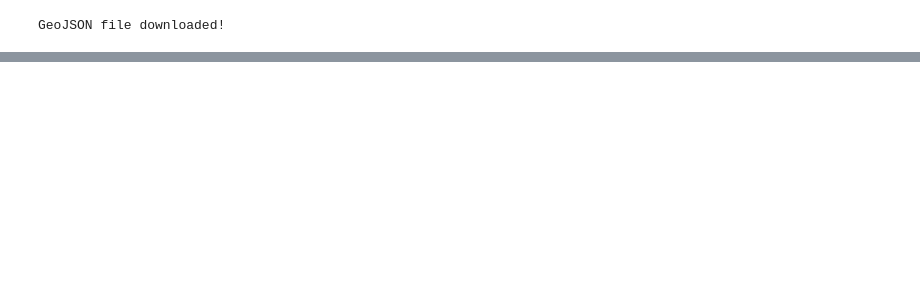
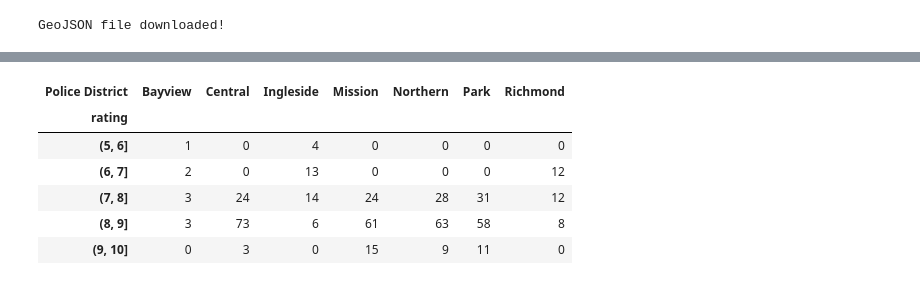
Before and after one commit to andrzejwp/Coursera_Capstone, a Jupyter notebook: capstone_project.ipynb, the cells around one changed output, grey strips where cells are left out. Cells and saved outputs as stored; diff of their text form; code cells hidden in the pictures; blank space fills up the shorter version.

```diff
--- a/capstone_project.ipynb
+++ b/capstone_project.ipynb
@@ -349,0 +381,18 @@ sf_map
+# %%
+bins = [1, 2, 3, 4, 5, 6, 7, 8, 9, 10]
+groupedVenues = venuesNoNans.groupby(['Police District', pd.cut(venuesNoNans.rating, bins)]).size()
+groupedVenues = groupedVenues.fillna(0)
+#venuesInDistrict.pivot_table(columns='Police District', index='Incident Category', values='count')
+#print(groupedVenues.fillna(0))
+groupedVenues = groupedVenues.to_frame(name='count')
+output = groupedVenues.pivot_table(columns='Police District', index='rating', values='count', fill_value=0)
+#groupedVenues.size().unstack().pivot_table(column=)
+output
+# %% [output]
+| Police District | Bayview | Central | Ingleside | Mission | Northern | Park | Richmond |
+| rating |  |  |  |  |  |  |  |
+| (5, 6] | 1 | 0 | 4 | 0 | 0 | 0 | 0 |
+| (6, 7] | 2 | 0 | 13 | 0 | 0 | 0 | 12 |
+| (7, 8] | 3 | 24 | 14 | 24 | 28 | 31 | 12 |
+| (8, 9] | 3 | 73 | 6 | 61 | 63 | 58 | 8 |
+| (9, 10] | 0 | 3 | 0 | 15 | 9 | 11 | 0 |
```
Also changed, not shown: parts of 17 cells of this notebook, 21 other files.
